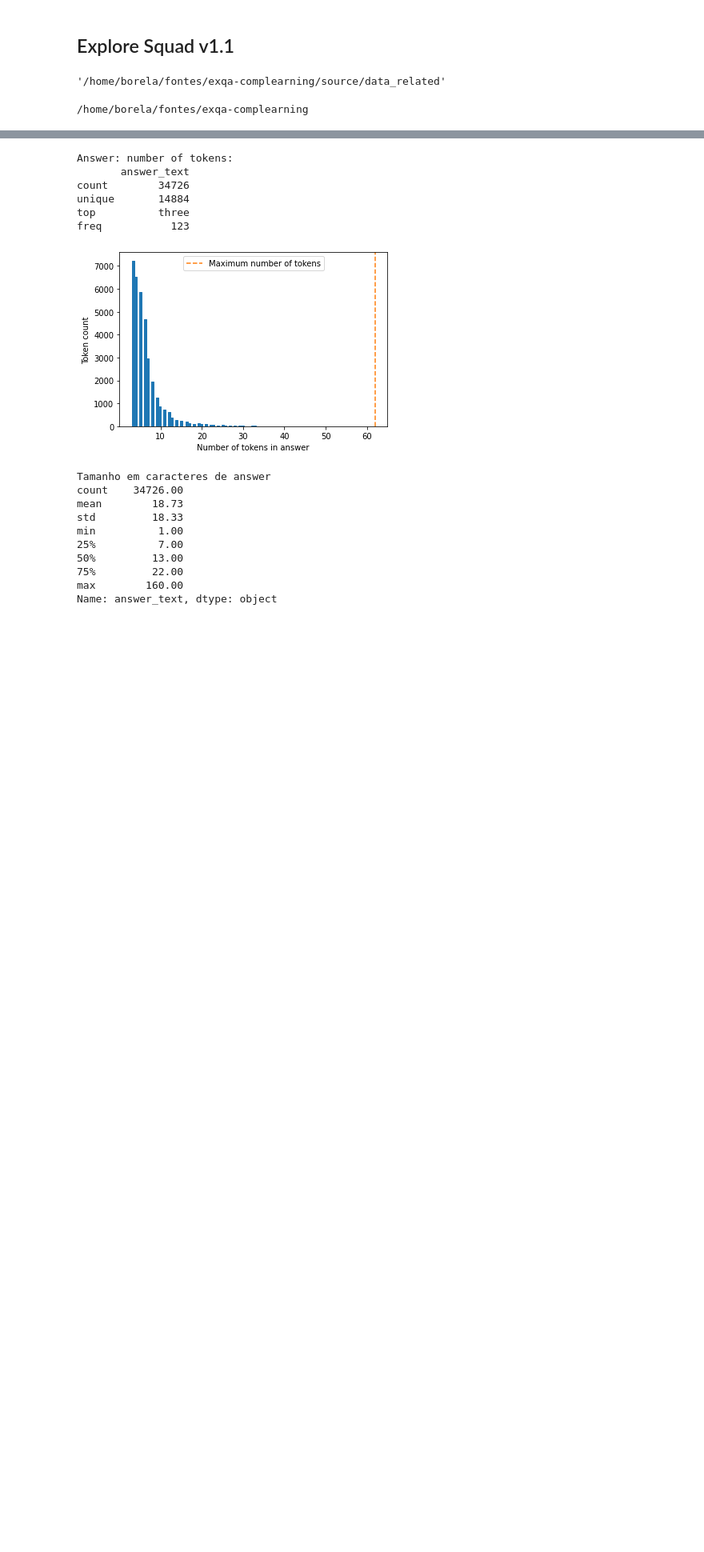
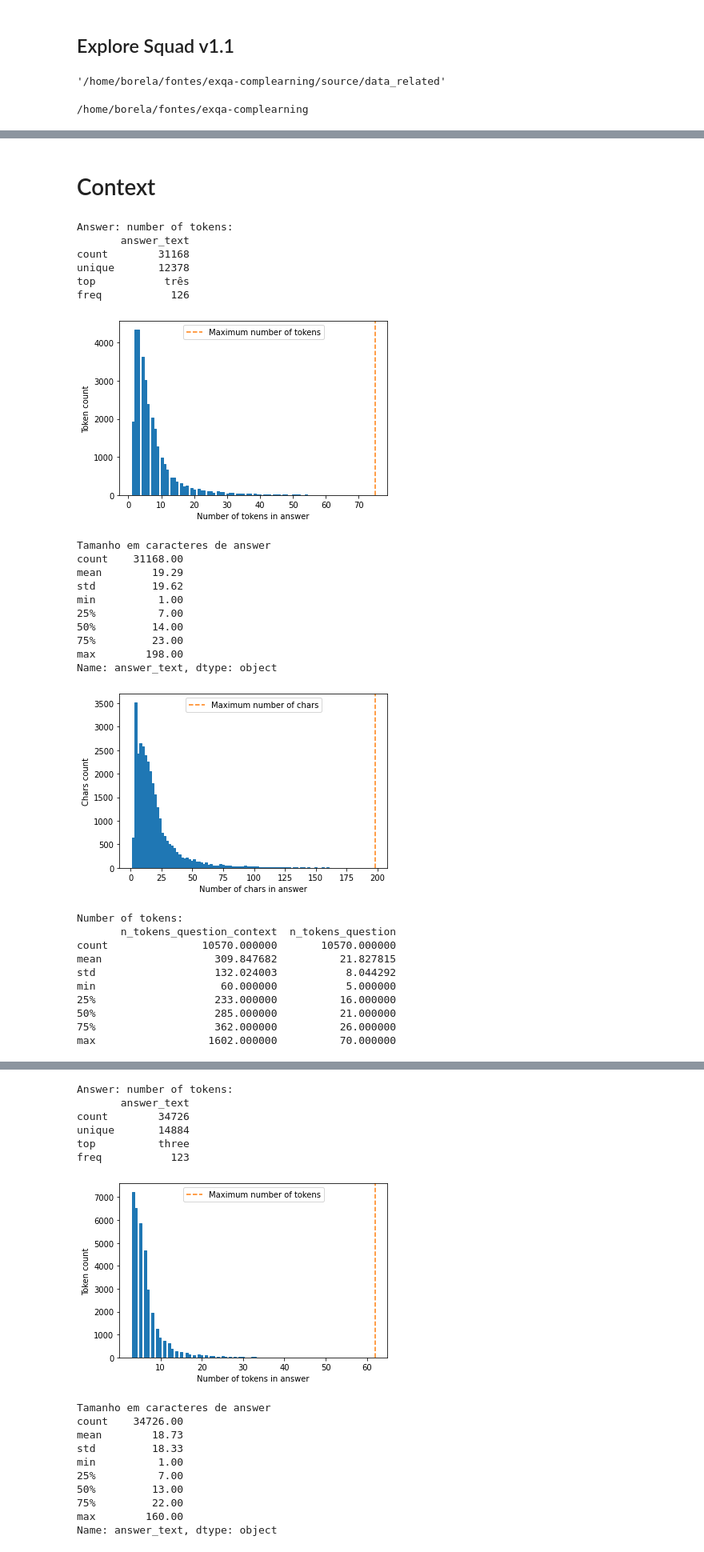
Before and after one commit to marcusborela/exqa-complearning, a Jupyter notebook: source/data_related/explore_dataset_format.ipynb, the cells around one changed output, grey strips where cells are left out. Shown at 80% size. Saved outputs shown, nothing was run; the diff lists cells and outputs as text; code cells hidden in the pictures; blank space fills up the shorter version.

```diff
--- a/source/data_related/explore_dataset_format.ipynb
+++ b/source/data_related/explore_dataset_format.ipynb
@@ -19,0 +25,2 @@ from source.data_related import squad_related
+# %%
+vdataset =squad_related.load_squad_dataset_1_1('en')
@@ -19,0 +39,2 @@ from source.data_related import squad_related
+# %% [markdown]
+# Context
@@ -19,0 +43,52 @@ from source.data_related import squad_related
+# %%
+dict_config_model = {
+                # parâmetros complementares
+                "learning_method":'context',
+                "num_top_k": 3,
+                "num_max_answer_length":80,
+                # parâmetros transfer # deixar branco
+                "num_doc_stride": '',
+                "num_factor_multiply_top_k": '',
+                "if_handle_impossible_answer": '',
+                # parâmetros context
+                'list_stop_words': ['.', '\n','!'],
+                'cod_prompt_format': 102.,
+                'if_do_sample': False,
+                "val_length_penalty":0.,
+                'val_temperature': 0.1,
+}
+# %%
+name_model = "EleutherAI/gpt-j-6B"
+# %%
+model = trata_reader_pipe.Reader(name_model, dict_config_model)
+# %%
+vdataset.print_histogram_num_tokens_given_tokenizer(parm_tokenizer=model.tokenizer)
+# %% [output]
+Answer: number of tokens:
+       answer_text
+count        31168
+unique       12378
+top           três
+freq           126
+[figure, added]
+Tamanho em caracteres de answer
+count    31168.00
+mean        19.29
+std         19.62
+min          1.00
+25%          7.00
+50%         14.00
+75%         23.00
+max        198.00
+Name: answer_text, dtype: object
+[figure, added]
+Number of tokens:
+       n_tokens_question_context  n_tokens_question
+count               10570.000000       10570.000000
+mean                  309.847682          21.827815
+std                   132.024003           8.044292
+min                    60.000000           5.000000
+25%                   233.000000          16.000000
+50%                   285.000000          21.000000
+75%                   362.000000          26.000000
+max                  1602.000000          70.000000
```
Also changed, not shown: parts of 11 cells of this notebook, 11 other files.
